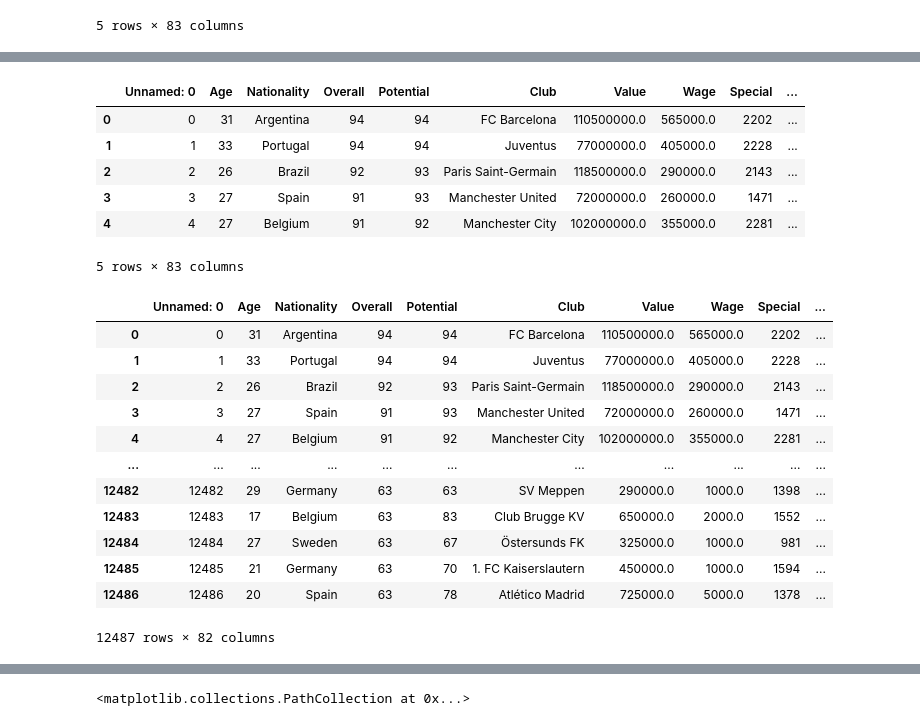
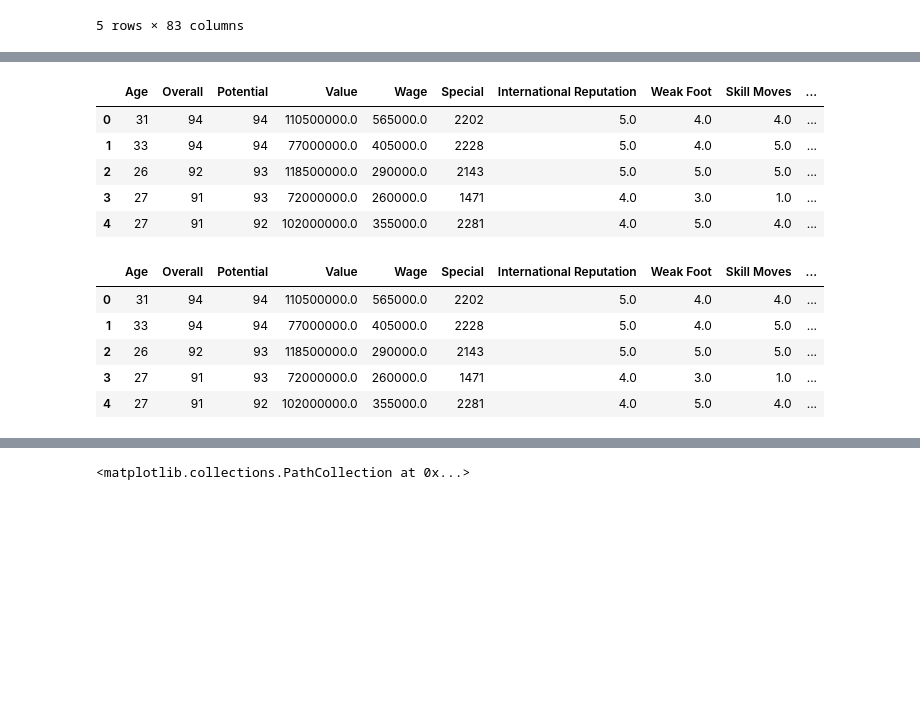
Before and after one commit to bachinaram/DataAnalytics1, a Jupyter notebook: DA1_assignment1q2.ipynb, the cells around one changed output, grey strips where cells are left out. Cells and saved outputs as stored; diff of their text form; code cells hidden in the pictures; blank space fills up the shorter version.

```diff
--- a/DA1_assignment1q2.ipynb
+++ b/DA1_assignment1q2.ipynb
@@ -361,6 +343,15 @@ football_df1 = football_df
+# %%
+#a = ['LS','ST','RS','LW','LF','CF','RF','RW','LAM','CAM','RAM','LM','LCM','CM',	'RCM','RM','LWB','LDM','CDM','RDM','RWB','LB','LCB','CB','RCB','RB']
+objtofloat = ['Height','Weight','LS','ST','RS','LW','LF','CF','RF','RW','LAM','CAM','RAM','LM','LCM','CM',	'RCM','RM','LWB','LDM','CDM','RDM','RWB','LB','LCB','CB','RCB','RB']
+
+df1.head()
+##I have to work on it
+for a in objtofloat:
+   df1[a] = df1[a].astype(float, errors = 'raise')
 # %%
+df2 = df1
 correlated_features = set()
-correlation_matrix = football_df1.corr()
+correlation_matrix = df2.corr()
 
 
 for i in range(len(correlation_matrix .columns)):
@@ -403,27 +414,22 @@ snsplotting('Age')
+# %%
+df3 =  df2[['Age', 'Overall', 'Potential','Value','Wage','Special','International Reputation','Weak Foot','Skill Moves','Jersey Number','Height','Weight','LS','ST','RS','LW','LF','CF','RF','RW','LAM','CAM','RAM','LM','LCM','CM',	'RCM','RM','LWB','LDM','CDM','RDM','RWB','LB','LCB','CB','RCB','RB','Crossing','Finishing','HeadingAccuracy','ShortPassing','Volleys','Dribbling', 'Curve', 'FKAccuracy' ,'LongPassing', 'BallControl', 'Acceleration', 'SprintSpeed', 'Agility', 'Reactions', 'Balance', 'ShotPower', 'Jumping', 'Stamina', 'Strength', 'LongShots', 'Aggression', 'Interceptions','Positioning', 'Vision', 'Penalties', 'Composure', 'Marking', 'StandingTackle', 'SlidingTackle', 'GKDiving', 'GKHandling' ,'GKKicking', 'GKPositioning', 'GKReflexes']]
+df3.head()
+# %% [output]
+|  | Age | Overall | Potential | Value | Wage | Special | International Reputation | Weak Foot | Skill Moves | ... |
+| 0 | 31 | 94 | 94 | 110500000.0 | 565000.0 | 2202 | 5.0 | 4.0 | 4.0 | ... |
+| 1 | 33 | 94 | 94 | 77000000.0 | 405000.0 | 2228 | 5.0 | 4.0 | 5.0 | ... |
+| 2 | 26 | 92 | 93 | 118500000.0 | 290000.0 | 2143 | 5.0 | 5.0 | 5.0 | ... |
+| 3 | 27 | 91 | 93 | 72000000.0 | 260000.0 | 1471 | 4.0 | 3.0 | 1.0 | ... |
+| 4 | 27 | 91 | 92 | 102000000.0 | 355000.0 | 2281 | 4.0 | 5.0 | 4.0 | ... |
+# %%
+# replcing NAn with 0
+df3 = df3.fillna(0)
 # %%
-football_df1.head()
+df3.head()
 # %% [output]
-|  | Unnamed: 0 | Age | Nationality | Overall | Potential | Club | Value | Wage | Special | ... |
-| 0 | 0 | 31 | Argentina | 94 | 94 | FC Barcelona | 110500000.0 | 565000.0 | 2202 | ... |
-| 1 | 1 | 33 | Portugal | 94 | 94 | Juventus | 77000000.0 | 405000.0 | 2228 | ... |
-| 2 | 2 | 26 | Brazil | 92 | 93 | Paris Saint-Germain | 118500000.0 | 290000.0 | 2143 | ... |
-| 3 | 3 | 27 | Spain | 91 | 93 | Manchester United | 72000000.0 | 260000.0 | 1471 | ... |
-| 4 | 4 | 27 | Belgium | 91 | 92 | Manchester City | 102000000.0 | 355000.0 | 2281 | ... |
+|  | Age | Overall | Potential | Value | Wage | Special | International Reputation | Weak Foot | Skill Moves | ... |
+| 0 | 31 | 94 | 94 | 110500000.0 | 565000.0 | 2202 | 5.0 | 4.0 | 4.0 | ... |
+| 1 | 33 | 94 | 94 | 77000000.0 | 405000.0 | 2228 | 5.0 | 4.0 | 5.0 | ... |
+| 2 | 26 | 92 | 93 | 118500000.0 | 290000.0 | 2143 | 5.0 | 5.0 | 5.0 | ... |
+| 3 | 27 | 91 | 93 | 72000000.0 | 260000.0 | 1471 | 4.0 | 3.0 | 1.0 | ... |
+| 4 | 27 | 91 | 92 | 102000000.0 | 355000.0 | 2281 | 4.0 | 5.0 | 4.0 | ... |
-5 rows × 83 columns
-# %%
-
-football_df1.drop(columns='Release Clause')
-# %% [output]
-|  | Unnamed: 0 | Age | Nationality | Overall | Potential | Club | Value | Wage | Special | ... |
-| 0 | 0 | 31 | Argentina | 94 | 94 | FC Barcelona | 110500000.0 | 565000.0 | 2202 | ... |
-| 1 | 1 | 33 | Portugal | 94 | 94 | Juventus | 77000000.0 | 405000.0 | 2228 | ... |
-| 2 | 2 | 26 | Brazil | 92 | 93 | Paris Saint-Germain | 118500000.0 | 290000.0 | 2143 | ... |
-| 3 | 3 | 27 | Spain | 91 | 93 | Manchester United | 72000000.0 | 260000.0 | 1471 | ... |
-| 4 | 4 | 27 | Belgium | 91 | 92 | Manchester City | 102000000.0 | 355000.0 | 2281 | ... |
-| ... | ... | ... | ... | ... | ... | ... | ... | ... | ... | ... |
-| 12482 | 12482 | 29 | Germany | 63 | 63 | SV Meppen | 290000.0 | 1000.0 | 1398 | ... |
-| 12483 | 12483 | 17 | Belgium | 63 | 83 | Club Brugge KV | 650000.0 | 2000.0 | 1552 | ... |
-| 12484 | 12484 | 27 | Sweden | 63 | 67 | Östersunds FK | 325000.0 | 1000.0 | 981 | ... |
-| 12485 | 12485 | 21 | Germany | 63 | 70 | 1. FC Kaiserslautern | 450000.0 | 1000.0 | 1594 | ... |
-| 12486 | 12486 | 20 | Spain | 63 | 78 | Atlético Madrid | 725000.0 | 5000.0 | 1378 | ... |
-12487 rows × 82 columns
```
Also changed, not shown: parts of 44 cells of this notebook.
